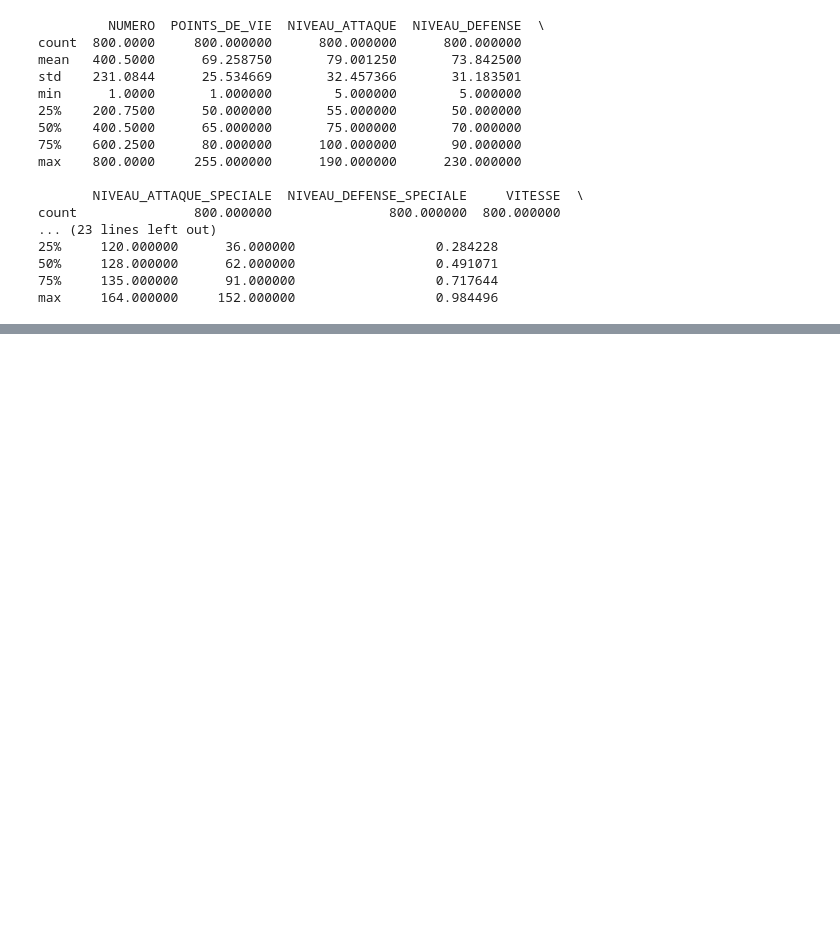
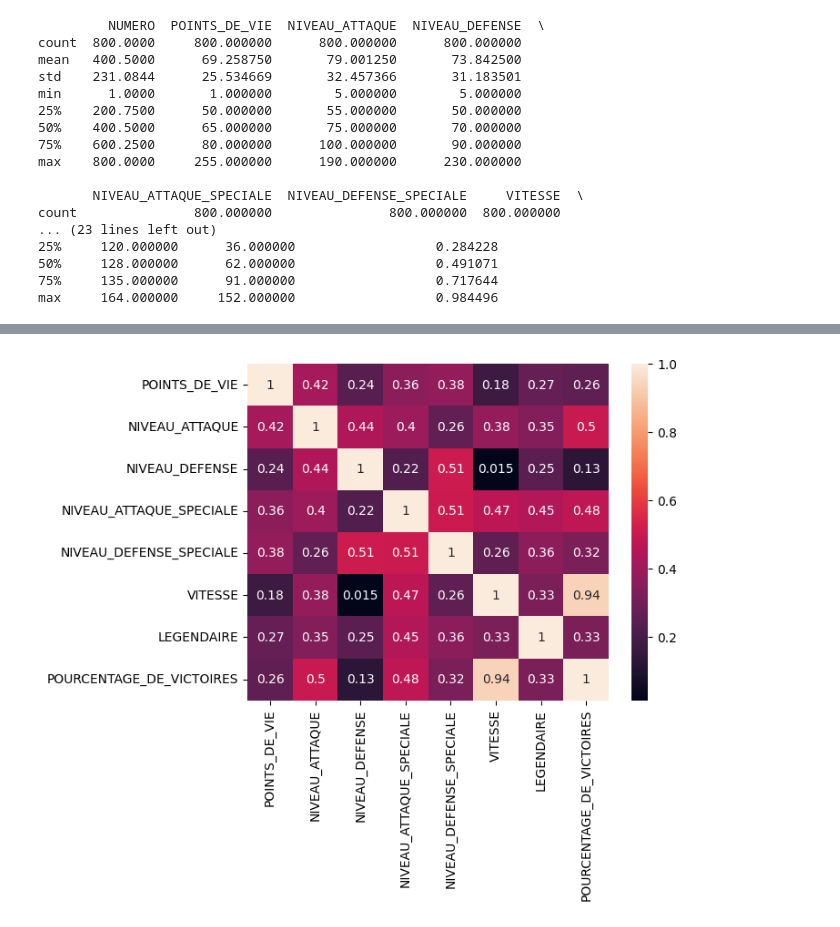
Before and after one commit to cegep-momo/atelier-ml-MansouriE, a Jupyter notebook: apprentissage/partie1_2.ipynb, the cells around one changed output, grey strips where cells are left out. Cells and saved outputs as stored; diff of their text form; code cells hidden in the pictures; blank space fills up the shorter version.

```diff
--- a/apprentissage/partie1_2.ipynb
+++ b/apprentissage/partie1_2.ipynb
@@ -289,0 +351,11 @@ max     164.000000     152.000000                  0.984496
+# %%
+corr = nouveauPokedex.loc[:,['POINTS_DE_VIE','NIVEAU_ATTAQUE',
+'NIVEAU_DEFENSE','NIVEAU_ATTAQUE_SPECIALE','NIVEAU_DEFENSE_SPECIALE',
+'VITESSE','LEGENDAIRE','POURCENTAGE_DE_VICTOIRES']].corr()
+
+sns.heatmap(corr,
+xticklabels=corr.columns,
+yticklabels=corr.columns, annot=True)
+plt.show()
+# %% [output]
+[figure, added]
```
Also changed, not shown: parts of 5 cells of this notebook, 1 other file.
